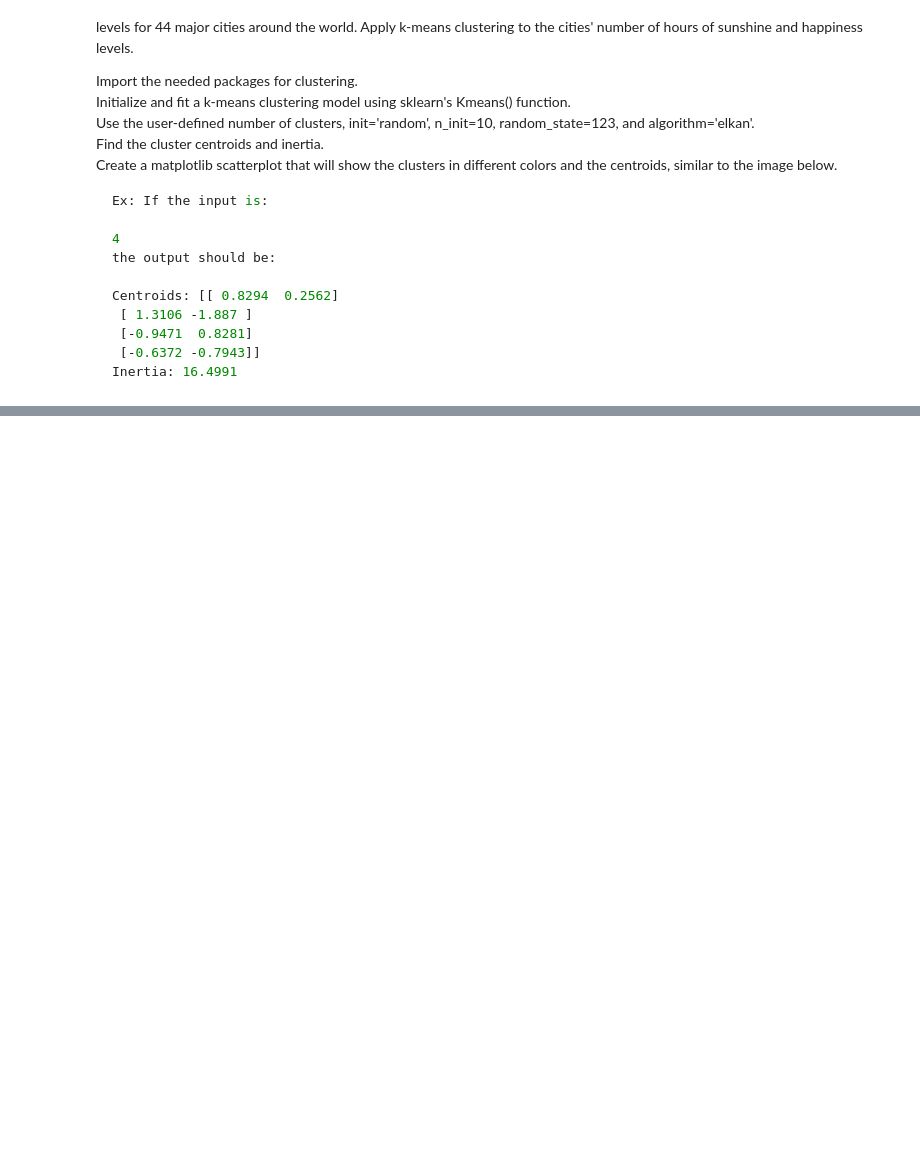
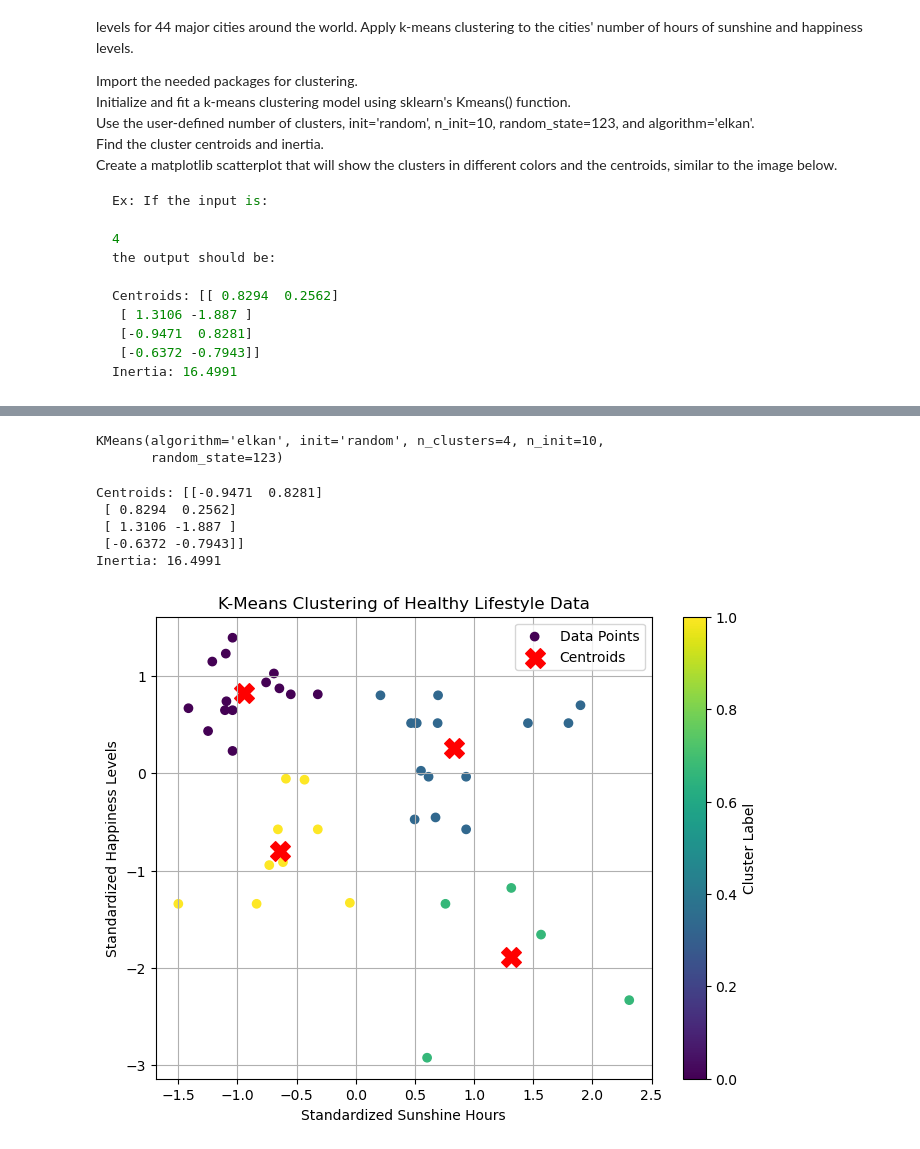
Before and after one commit to johnff9/CSB320Labs, a Jupyter notebook: Lab8/lab8-kmeans.ipynb, the cells around one changed output, grey strips where cells are left out. Saved outputs shown, nothing was run; the diff lists cells and outputs as text; code cells hidden in the pictures; blank space fills up the shorter version.

```diff
--- a/Lab8/lab8-kmeans.ipynb
+++ b/Lab8/lab8-kmeans.ipynb
@@ -44,28 +44,43 @@ X = X.dropna()
 # %%
 # Initialize a k-means clustering algorithm with a user-defined number of clusters, init='random', n_init=10,
 # random_state=123, and algorithm='elkan'
-# Your code here
+kmeans = KMeans(n_clusters=number, init='random', n_init=10, random_state=123, algorithm='elkan')
 
 # Fit the algorithm to the input features
-# Your code here
+kmeans.fit(X)
+# %% [output]
+KMeans(algorithm='elkan', init='random', n_clusters=4, n_init=10,
+       random_state=123)
 # %%
 # Find and print the cluster centroids
-centroid = # Your code here
+centroid = kmeans.cluster_centers_
 print("Centroids:", np.round(centroid,4))
 
 # Find and print the cluster inertia
-inertia = # Your code here
+inertia = kmeans.inertia_
 print("Inertia:", np.round(inertia,4))
+# %% [output]
+Centroids: [[-0.9471  0.8281]
+ [ 0.8294  0.2562]
+ [ 1.3106 -1.887 ]
+ [-0.6372 -0.7943]]
+Inertia: 16.4991
 # %%
 # Add cluster labels to the dataset
-X['Cluster'] = # Your code here
+X['Cluster'] = kmeans.labels_
 
 # Plot the clusters
 plt.figure(figsize=(8, 6))
 # Scatter plot for X here
 # Add in centroids here
+plt.scatter(X['sunshine_hours'], X['happiness_levels'], c=X['Cluster'], cmap='viridis', marker='o', label='Data Points')
+plt.scatter(centroid[:, 0], centroid[:, 1], c='red', marker='X', s=200, label='Centroids')
+plt.colorbar(label='Cluster Label')
+plt.grid(True)
 plt.title('K-Means Clustering of Healthy Lifestyle Data')
 plt.xlabel('Standardized Sunshine Hours')
 plt.ylabel('Standardized Happiness Levels')
 plt.legend()
 plt.show()
+# %% [output]
+[figure, added]
```
Also changed, not shown: 3 other files.
